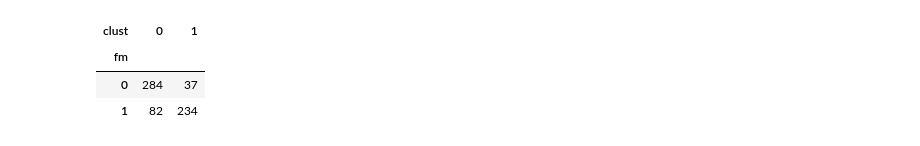
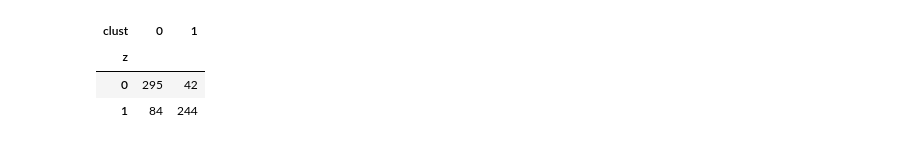
Before and after one commit to areum-choe/Machine_Learning, a Jupyter notebook: Cluster/cluster_hospital.ipynb, the cells around one changed output. Cells and saved outputs as stored; diff of their text form; code cells hidden in the pictures.

```diff
--- a/Cluster/cluster_hospital.ipynb
+++ b/Cluster/cluster_hospital.ipynb
@@ -44,5 +42,5 @@ memory usage: 34.8+ KB
 # %%
-cluster=cluster[(cluster['키']>=130)&(cluster['몸무게']>=5)&(cluster['몸무게']<=140)&(cluster['수축기혈압']>=5)&(cluster['이완기혈압']>=5)]
+cluster=cluster[(cluster['키']>=130)&(cluster['몸무게']>=5)&(cluster['몸무게']<=140)]
 # %%
 cluster.info()
 # %% [output]
@@ -124,2 +118,2 @@ clust_df.to_json()
 # %%
-clust_df.head(50)
+clust_df.columns = ['x', 'y', 'z','clust']
@@ -175,7 +132,7 @@ sns.scatterplot(x=clust_df.iloc[:,0],y=clust_df.iloc[:,1],data=cluster_f,hue=clu
 # %%
-pd.crosstab(clust_df['fm'],clust_df['clust'])
+pd.crosstab(clust_df['z'],clust_df['clust'])
 # %% [output]
 | clust | 0 | 1 |
-| fm |  |  |
-| 0 | 284 | 37 |
-| 1 | 82 | 234 |
+| z |  |  |
+| 0 | 295 | 42 |
+| 1 | 84 | 244 |
```
Also changed, not shown: parts of 16 cells of this notebook, 2 other files.
